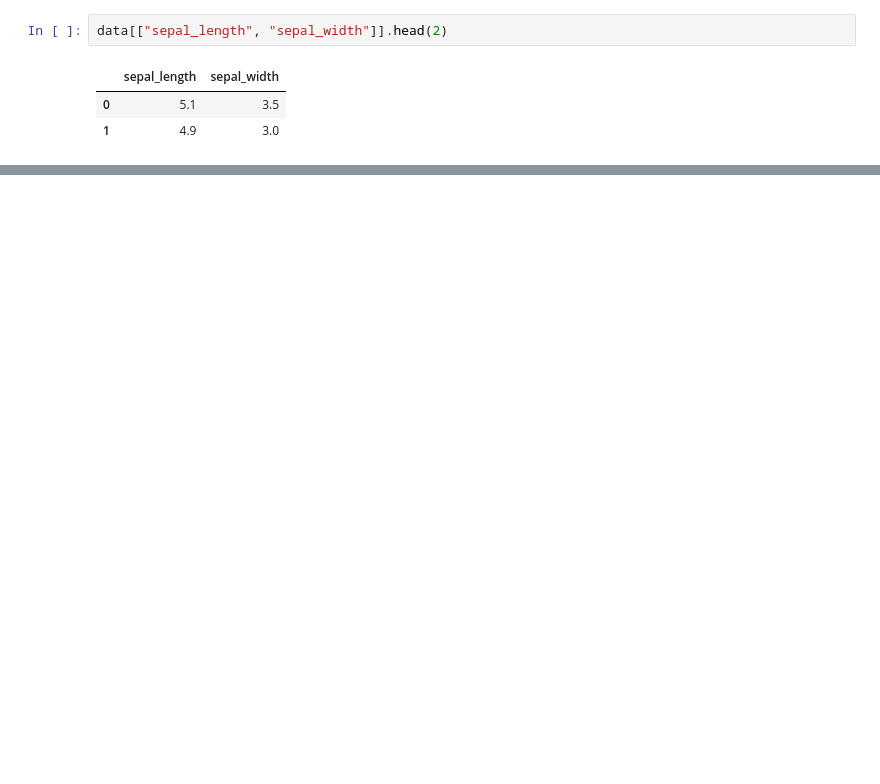
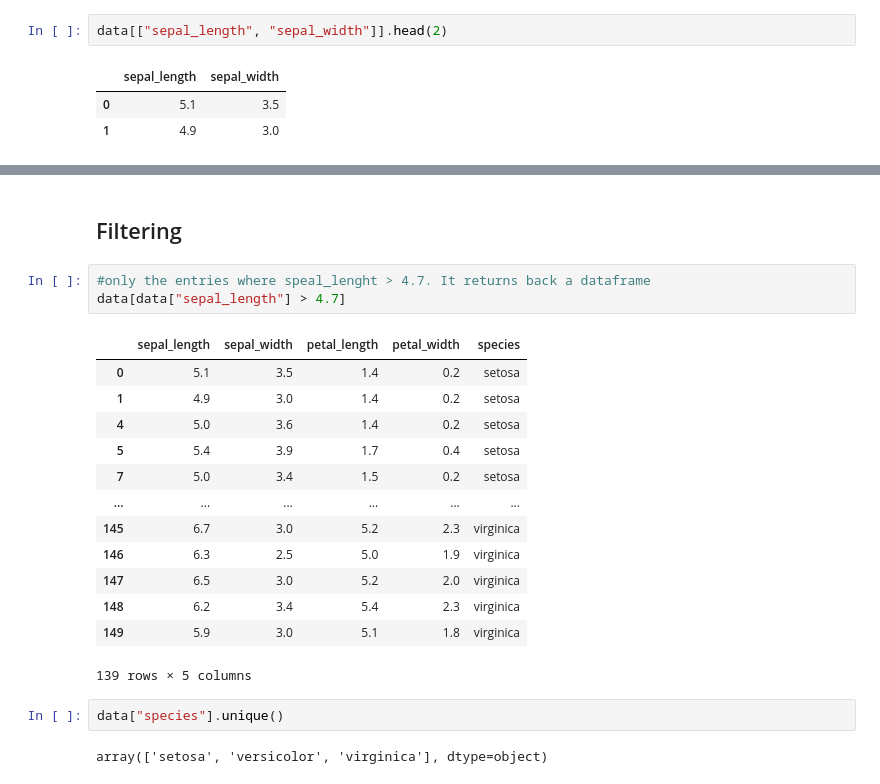
Before and after one commit to sahilsaxena21/PGP-DSBA-UTA, a Jupyter notebook: Master Reference Code.ipynb, the cells around one changed output, grey strips where cells are left out. Drawn from its saved outputs; the diff is of its cells as text; blank space fills up the shorter version.

```diff
--- a/Master Reference Code.ipynb
+++ b/Master Reference Code.ipynb
@@ -611,0 +736,23 @@ The dataset has 150 rows of observations and 5 columns.
+# %% [markdown]
+## Filtering <a class="anchor" id="bullet-4-4"></a>
+# %%
+#only the entries where speal_lenght > 4.7. It returns back a dataframe
+data[data["sepal_length"] > 4.7]
+# %% [output]
+|  | sepal_length | sepal_width | petal_length | petal_width | species |
+| 0 | 5.1 | 3.5 | 1.4 | 0.2 | setosa |
+| 1 | 4.9 | 3.0 | 1.4 | 0.2 | setosa |
+| 4 | 5.0 | 3.6 | 1.4 | 0.2 | setosa |
+| 5 | 5.4 | 3.9 | 1.7 | 0.4 | setosa |
+| 7 | 5.0 | 3.4 | 1.5 | 0.2 | setosa |
+| ... | ... | ... | ... | ... | ... |
+| 145 | 6.7 | 3.0 | 5.2 | 2.3 | virginica |
+| 146 | 6.3 | 2.5 | 5.0 | 1.9 | virginica |
+| 147 | 6.5 | 3.0 | 5.2 | 2.0 | virginica |
+| 148 | 6.2 | 3.4 | 5.4 | 2.3 | virginica |
+| 149 | 5.9 | 3.0 | 5.1 | 1.8 | virginica |
+139 rows × 5 columns
+# %%
+data["species"].unique()
+# %% [output]
+array(['setosa', 'versicolor', 'virginica'], dtype=object)
```
Also changed, not shown: parts of 76 cells of this notebook.
